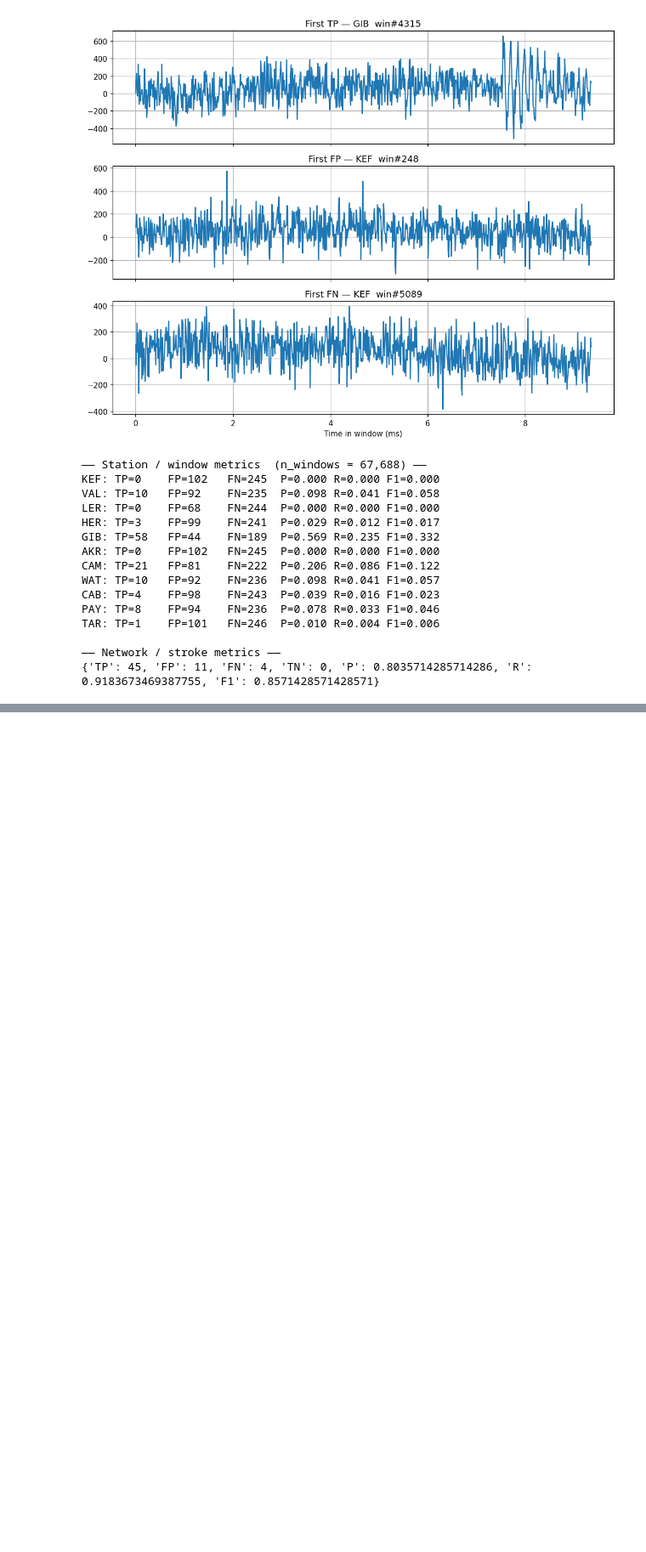
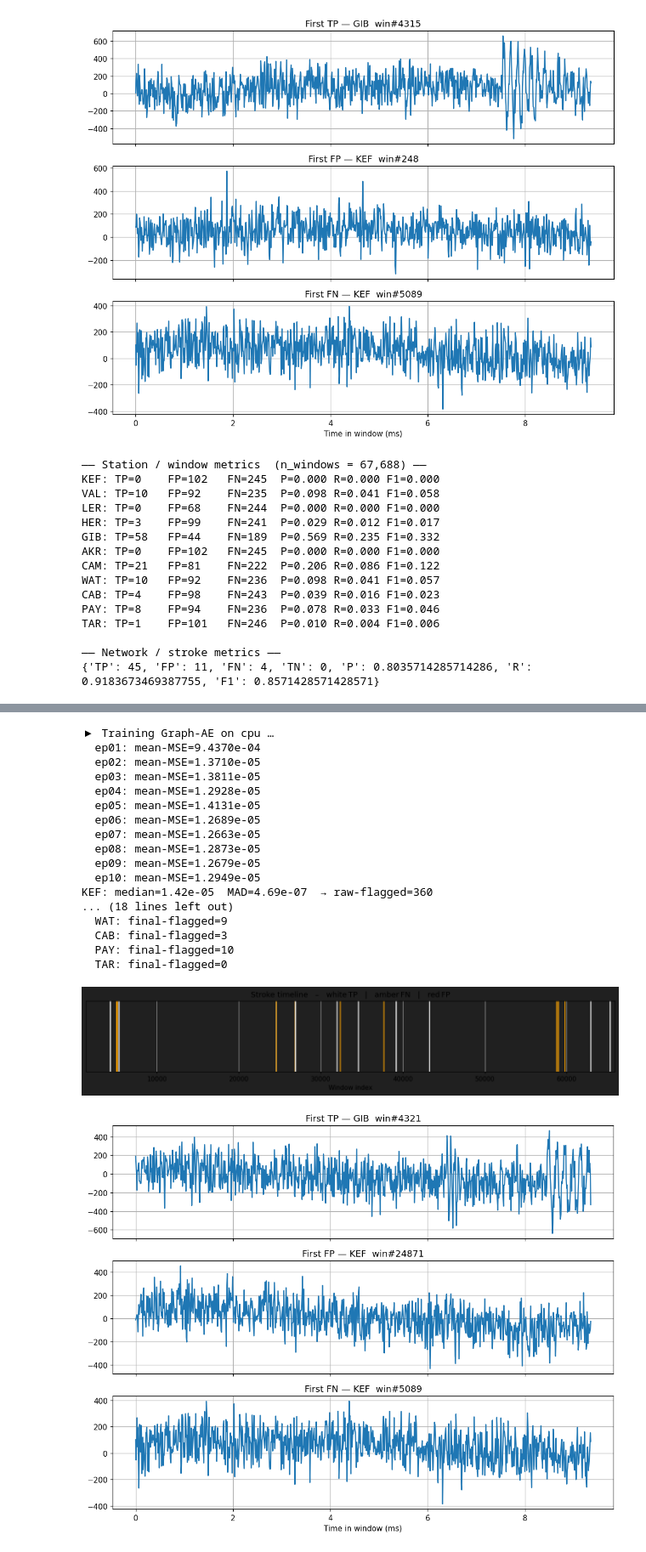
Before and after one commit to jsg71/playing-with-time-series, a Jupyter notebook: notebooks/model_example_condensed.ipynb, the cells around one changed output, grey strips where cells are left out. Shown at 85% size. Saved outputs shown, nothing was run; the diff lists cells and outputs as text; code cells hidden in the pictures; blank space fills up the shorter version.

```diff
--- a/notebooks/model_example_condensed.ipynb
+++ b/notebooks/model_example_condensed.ipynb
@@ -2180,14 +2262,14 @@ DEVICE     = 'cuda' if torch.cuda.is_available() else 'cpu'
 BURST_LEN  = int(0.04*FS)
 
 # ───────────────── tensors & features ──────────────────────────────────────
-n_win   = (len(quantized[STN[0]]) - WIN)//HOP + 1
+n_win   = (len(quantised[STN[0]]) - WIN)//HOP + 1
 N_nodes = len(STN)
 
 Raw  = np.empty((n_win, N_nodes, WIN), np.float32)
 envp = np.empty(n_win)
 
 for i, nm in enumerate(STN):
-    s16  = quantized[nm]
+    s16  = quantised[nm]
     sig  = s16.astype(np.float32) / 32768.0
     env  = np.abs(hilbert(sig))
     for w in range(n_win):
@@ -2328,31 +2410,51 @@ if CONSENSUS:
     neigh = np.pad(stack, ((0,0),(1,1)), 'constant')
     neigh = neigh[:, :-2] + stack + neigh[:, 2:]       # ±1 hop
     for i,nm in enumerate(STN):
         others = neigh.sum(axis=0) - neigh[i]
         hot[nm] &= others >= N_AGREE
 
 print("▶ After suppression:")
 for nm in STN:
     print(f"  {nm}: final‑flagged={hot[nm].sum()}")
 
 # ───────────────── strict evaluation (unchanged) ───────────────────────────
 station_metrics, network_metrics, _ = evaluate_windowed_model(
     hot           = hot,
     stroke_records= stroke_records,
-    quantized     = quantized,
+    quantized     = quantised,
     station_order = STN,
     win           = WIN,
     hop           = HOP,
     burst_len     = BURST_LEN,
     min_stn       = MIN_STN,
     tol_win       = 0,
     plot          = True
 )
 
 print("\n—— Station‑level window metrics ——")
 for nm,m in station_metrics.items():
     print(f"{nm}: TP={m['TP']:<4} FP={m['FP']:<5} FN={m['FN']:<4} "
           f"P={m['P']:.3f} R={m['R']:.3f} F1={m['F1']:.3f}")
 
 print("\n—— Network‑level stroke metrics ——")
 print(network_metrics)
+# %% [output]
+▶ Training Graph‑AE on cpu …
+  ep01: mean‑MSE=9.4370e-04
+  ep02: mean‑MSE=1.3710e-05
+  ep03: mean‑MSE=1.3811e-05
+  ep04: mean‑MSE=1.2928e-05
+  ep05: mean‑MSE=1.4131e-05
+  ep06: mean‑MSE=1.2689e-05
+  ep07: mean‑MSE=1.2663e-05
+  ep08: mean‑MSE=1.2873e-05
+  ep09: mean‑MSE=1.2679e-05
+  ep10: mean‑MSE=1.2949e-05
+KEF: median=1.42e-05  MAD=4.69e-07  → raw‑flagged=360
+... (18 lines left out)
+  WAT: final‑flagged=9
+  CAB: final‑flagged=3
+  PAY: final‑flagged=10
+  TAR: final‑flagged=0
+[figure, added]
+[figure, added]
```
Also changed, not shown: parts of 7 cells of this notebook.
